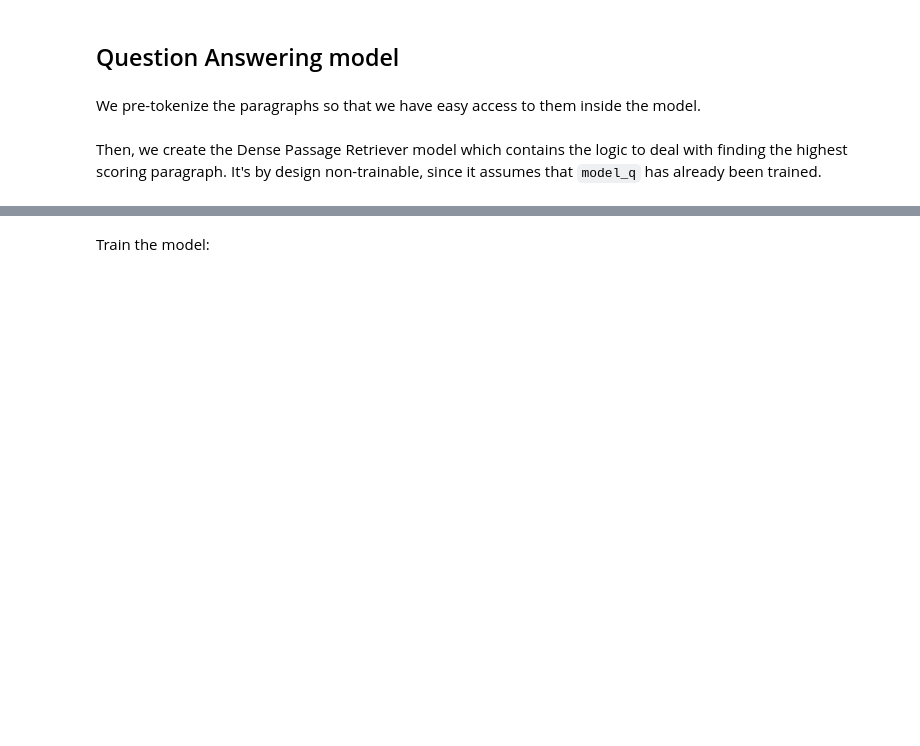
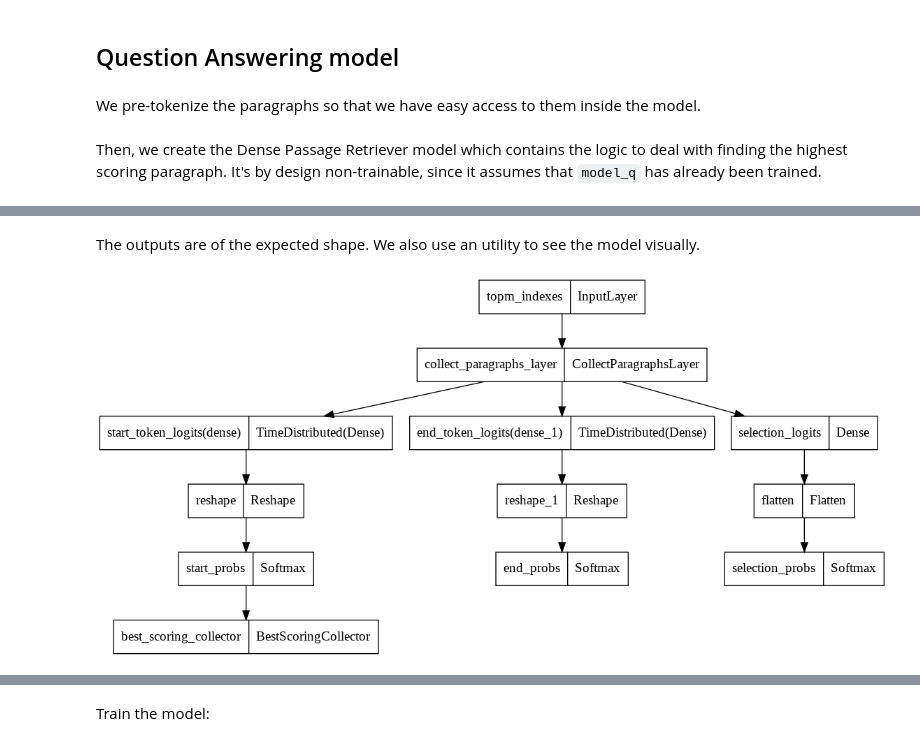
Before and after one commit to MarcelloCeresini/QuestionAnswering, a Jupyter notebook: src/dense_passage_retriever.ipynb, the cells around one changed output, grey strips where cells are left out. Cells and saved outputs as stored; diff of their text form; code cells hidden in the pictures; blank space fills up the shorter version.

Commit message:
Added new version of DPR & QA model (untrainable due to memory issues)

```diff
--- a/src/dense_passage_retriever.ipynb
+++ b/src/dense_passage_retriever.ipynb
@@ -749,18 +776,18 @@ We select some random questions and see whether the selected paragraph is the co
 sample_question = random.choice(train_questions)
 print(f"Question: {sample_question['qas']['question']}")
 print(f"Ground truth paragraph: {get_paragraph_from_question(sample_question, train_dict)['context']}")
-print(f"Ground truth index: {get_paragraph_global_id_from_question(sample_question, train_paragraphs)}")
+print(f"Ground truth index: {get_paragraph_global_id_from_question(sample_question, paragraphs)}")
 sample_q_repr = model.enc.model_q(tokenizer_distilbert(
     sample_question['qas']['question'], max_length = 512,
     return_tensors='tf', truncation = True, padding = 'max_length'
 )).last_hidden_state[:,0,:]
 print(f"Question representation shape: {sample_q_repr.shape}")
-scores = tf.tensordot(sample_q_repr, train_paragraphs_encoding.T, axes=1)
+scores = tf.tensordot(sample_q_repr, paragraph_encodings.T, axes=1)
 best_par_index = tf.argsort(scores, axis=1, direction='DESCENDING')[0, :5].numpy()
 print(f"Top-5 best matching paragraphs have indexes {best_par_index}")
 print(f"Top-5 best matching paragraphs:")
 for i in range(5):
-    print(f"{i})\t{train_paragraphs[best_par_index[i]]['context']}")
+    print(f"{i})\t{paragraphs[best_par_index[i]]['context']}")
 # %% [output]
 Question: What poet wrote a long poem describing Roman religious holidays?
 Ground truth paragraph: The meaning and origin of many archaic festivals baffled even Rome's intellectual elite, but the more obscure they were, the greater the opportunity for reinvention and reinter ...
@@ -787,10 +814,10 @@ count_total = len(val_questions)
 if RUN_ACCURACY_ANALYSIS:
     def top_5_for_question(question):
         sample_q_repr = model.enc.model_q(question).last_hidden_state[:,0,:]
-        scores = tf.tensordot(sample_q_repr, val_paragraphs_encoding.T, axes=1)
+        scores = tf.tensordot(sample_q_repr, paragraphs.T, axes=1)
         top5_indices = tf.argsort(scores, axis=1, direction='DESCENDING')[0, :5].numpy()
         top5_scores = tf.sort(scores, axis=1, direction='DESCENDING')[0, :5].numpy()
-        top5_para = [val_paragraphs[i] for i in top5_indices]
+        top5_para = [paragraphs[i] for i in top5_indices]
         return top5_para, top5_scores, top5_indices
 
     for i,q in enumerate(tqdm(val_questions)):
@@ -823,36 +852,21 @@ This is a clear improvement with respect to the Tf-Idf baseline (72.01%/87.82%),
 # %% [markdown]
 We pre-tokenize the paragraphs so that we have easy access to them inside the model.
 # %%
-pretokenized_train_paragraphs = {
-    'input_ids': [],
-    'attention_mask': [],
-    'offset_mapping': []
-}
-pretokenized_val_paragraphs = {
+pretokenized_paragraphs = {
     'input_ids': [],
     'attention_mask': [],
     'offset_mapping': []
 }
 
-for i in tqdm(range(len(train_paragraphs))):
+for i in tqdm(range(len(paragraphs))):
     token_p = dict(tokenizer_distilbert(
-        train_paragraphs[i]['context'], max_length = 512,
+        paragraphs[i]['context'], max_length = 512,
         return_tensors='tf', truncation = True,
         padding = 'max_length', return_offsets_mapping = True
     ))
-    pretokenized_train_paragraphs['input_ids'].append(token_p['input_ids'])
-    pretokenized_train_paragraphs['attention_mask'].append(token_p['attention_mask'])
-    pretokenized_train_paragraphs['offset_mapping'].append(token_p['offset_mapping'])
-
-for i in tqdm(range(len(val_paragraphs))):
-    token_p = dict(tokenizer_distilbert(
-        val_paragraphs[i]['context'], max_length = 512,
-        return_tensors='tf', truncation = True,
-        padding = 'max_length', return_offsets_mapping = True
-    ))
-    pretokenized_val_paragraphs['input_ids'].append(token_p['input_ids'])
-    pretokenized_val_paragraphs['attention_mask'].append(token_p['attention_mask'])
-    pretokenized_val_paragraphs['offset_mapping'].append(token_p['offset_mapping'])
+    pretokenized_paragraphs['input_ids'].append(token_p['input_ids'])
+    pretokenized_paragraphs['attention_mask'].append(token_p['attention_mask'])
+    pretokenized_paragraphs['offset_mapping'].append(token_p['offset_mapping'])
 # %% [markdown]
 Then, we create the Dense Passage Retriever model which contains the logic to deal with finding the highest scoring paragraph. It's by design non-trainable, since it assumes that `model_q` has already been trained.
 # %%
@@ -1184,0 +1006,2 @@ Create the model and send in some sample data.
+# %%
+model_qa = create_QA_model(model.enc.model_q, model.enc.model_p)
@@ -1184,0 +1028,6 @@ Create the model and send in some sample data.
+# %% [markdown]
+The outputs are of the expected shape. We also use an utility to see the model visually.
+# %%
+keras.utils.plot_model(model_qa, "multi_input_and_output_model.png")
+# %% [output]
+[figure, added]
```
Also changed, not shown: parts of 55 cells of this notebook.
